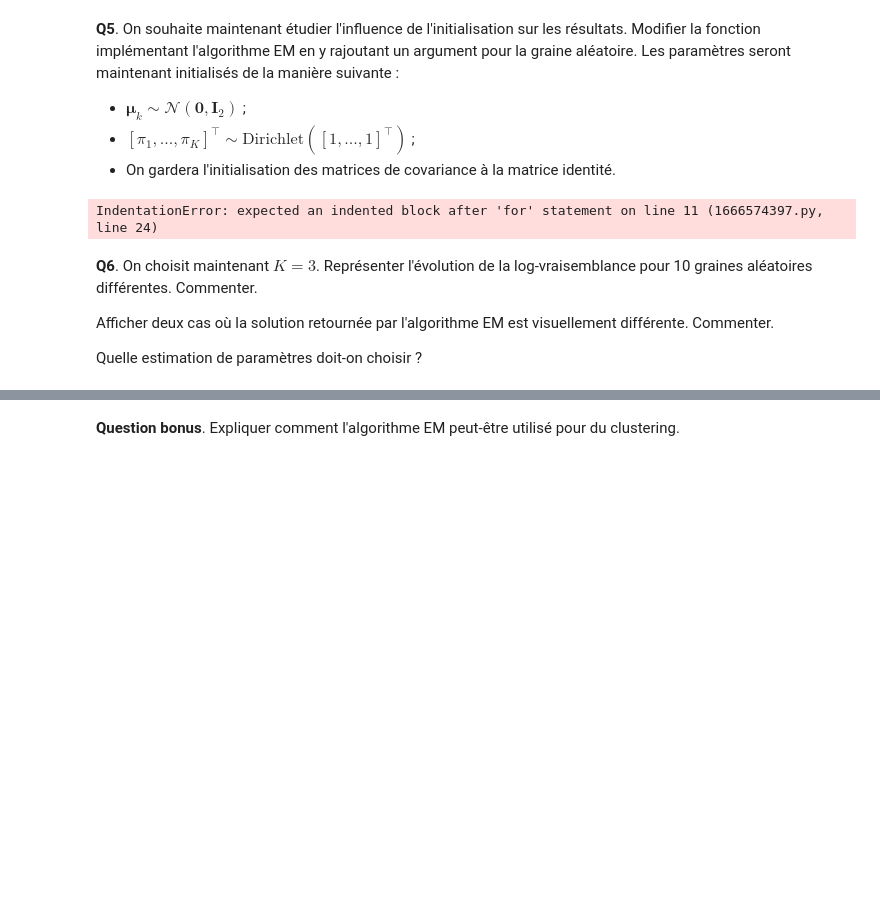
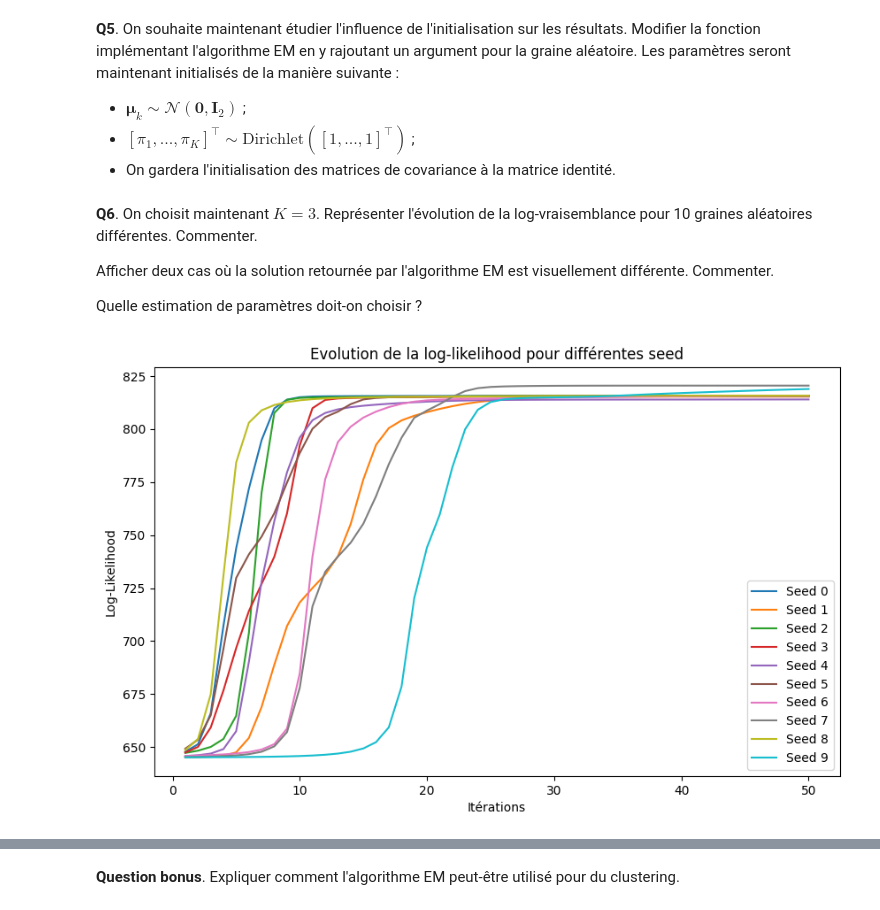
Before and after one commit to Ben1306/introduction_stats_sdia, a Jupyter notebook: tp1_stats.ipynb, the cells around one changed output, grey strips where cells are left out. Cells and saved outputs as stored; diff of their text form; code cells hidden in the pictures; blank space fills up the shorter version.

```diff
--- a/tp1_stats.ipynb
+++ b/tp1_stats.ipynb
@@ -225,27 +237,36 @@ def EM_algorithm_v2(X, K, Niter, seed):
 
     # Initialize parameters
     np.random.seed(seed)
+    alpha = np.ones(K) #parameter for dirichlet law
+    theta = [
+        np.array([np.random.normal(0,1,2) for _ in range(K)]),
+        [np.identity(D) for _ in range(K)],
+        np.random.dirichlet(alpha)
+    ]
 
-    # # # # # # # # #
-    # YOUR CODE HERE #
-    # # # # # # # # #
+    # Store log-likelihood values
+    log_likelihoods = []
 
-    for i in range(0,Niter):
-        # E-STEP
+    for iteration in range(Niter):
+        # E-step: Calculate the responsibilities
+        responsibilities = []
+        for k in range(K):
+            likelihood = ss.multivariate_normal.pdf(X, mean=theta[0][k], cov=theta[1][k])
+            responsibilities.append(theta[2][k] * likelihood)
+        responsibilities = np.array(responsibilities)
+        responsibilities /= np.sum(responsibilities, axis=0)
 
-        # # # # # # # # #
-        # YOUR CODE HERE #
-        # # # # # # # # #
+        # M-step: Update parameters
+        Nk = np.sum(responsibilities, axis=1)
+        theta[0] = np.dot(responsibilities, X) / Nk[:, np.newaxis]
+        theta[1] = [np.dot(responsibilities[k] * (X - theta[0][k]).T, X - theta[0][k]) / Nk[k] for k in range(K)]
+        theta[2] = Nk / len(X)
 
-        # M-STEP
+        # Calculate and store the log-likelihood
+        log_likelihood_calc = calculate_log_likelihood(X,theta[0], theta[1],theta[2])
+        log_likelihoods.append(log_likelihood_calc)
 
-        # # # # # # # # #
-        # YOUR CODE HERE #
-        # # # # # # # # #
-
-    return # YOUR CODE HERE #
+    return log_likelihoods, theta[0], theta[1], theta[2]
-# %% [output]
-IndentationError: expected an indented block after 'for' statement on line 11 (1666574397.py, line 24)
 # %% [markdown]
 **Q6**. On choisit maintenant $K=3$. Représenter l'évolution de la log-vraisemblance pour 10 graines aléatoires différentes. Commenter.
 
@@ -254,8 +275,22 @@ Afficher deux cas où la solution retournée par l'algorithme EM est visuellemen
 Quelle estimation de paramètres doit-on choisir ?
 # %%
 K = 3
+random_seeds = range(10)
+log_likelihoods_list = []
 
-# # # # # # # # #
-# YOUR CODE HERE #
-# # # # # # # # #
+for seed in random_seeds:
+    log_likelihoods, final_means, final_covariances, final_pi = EM_algorithm_v2(X, K, Niter, seed)
+    log_likelihoods_list.append(log_likelihoods)
+
+# Plot the log-likelihood evolution for each seed
+plt.figure(figsize=(10, 6))
+for i, log_likelihoods in enumerate(log_likelihoods_list):
+    plt.plot(range(1, len(log_likelihoods) + 1), log_likelihoods, label=f'Seed {random_seeds[i]}')
+plt.xlabel('Itérations')
+plt.ylabel('Log-Likelihood')
+plt.title('Evolution de la log-likelihood pour différentes seed')
+plt.legend()
+plt.show()
+# %% [output]
+[figure, added]
 # %% [markdown]
```
Also changed, not shown: parts of 12 cells of this notebook.
